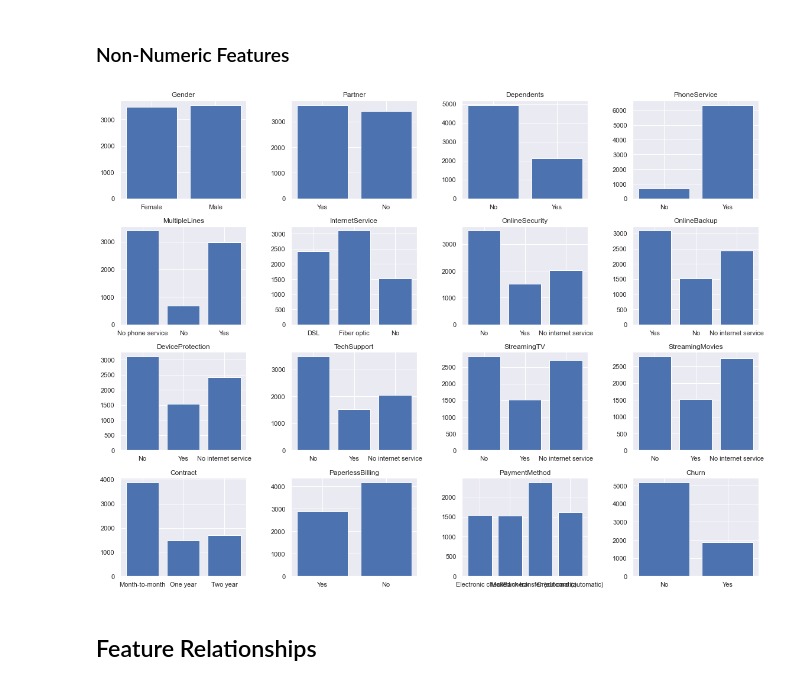
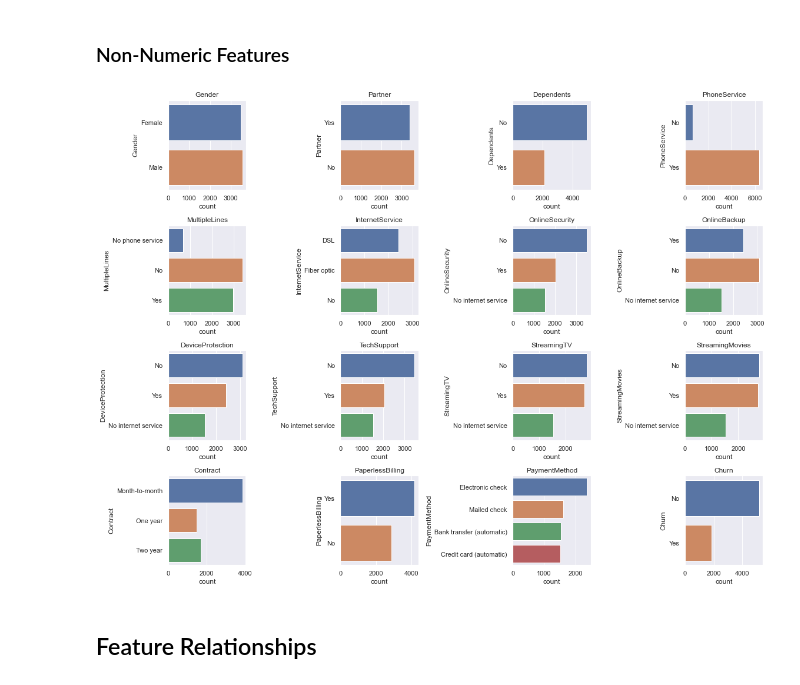
Before and after one commit to noahscantron/Telecom_Customer_Churn, a Jupyter notebook: Telecom_Customer_Churn.ipynb, the cells around one changed output. Saved outputs shown, nothing was run; the diff lists cells and outputs as text; code cells hidden in the pictures.

```diff
--- a/Telecom_Customer_Churn.ipynb
+++ b/Telecom_Customer_Churn.ipynb
@@ -251,6 +253,7 @@ def subplot_categorical_features(data, columns=4, exclude_features=False, figsiz
     figsize : Iterable with two values which each represent the desired length and width of the plot.
 
     '''
+    from math import ceil
 
     # Create a list for each feature of dtype "object" in data
     if exclude_features:
@@ -266,23 +269,23 @@ def subplot_categorical_features(data, columns=4, exclude_features=False, figsiz
 
     # If no figsize is passed, set an appropriate figsize
     if not figsize:
-        figsize = (row_num * 4, 12)
+        figsize = (16, row_num * 3)
 
     # Create a Matplotlib subplot object with the appropriate number of rows and columns
     fig, ax = plt.subplots(row_num, columns, figsize=figsize)
 
     # Plot each column
     for i, feature in enumerate(categoricals):
-        ax[i//row_num,i%4].bar(data[feature].unique(), data[feature].groupby(data[feature]).count())
-        ax[i//row_num,i%4].set_title(feature)
+        sns.countplot(y=data[feature], ax=ax[i//columns,i%columns])
+        ax[i//columns,i%columns].set_title(feature)
 
     # Adjust and show the plot
     plt.tight_layout()
     plt.show()
 # %%
-subplot_categorical_features(data, exclude_features='CustomerID')
+subplot_categorical_features(data, columns=4, exclude_features='CustomerID')
 # %% [output]
-[figure, old version]
+[figure, new version]
 # %% [markdown]
 ## Feature Relationships
 # %% [markdown]
```
Also changed, not shown: parts of 10 cells of this notebook.
